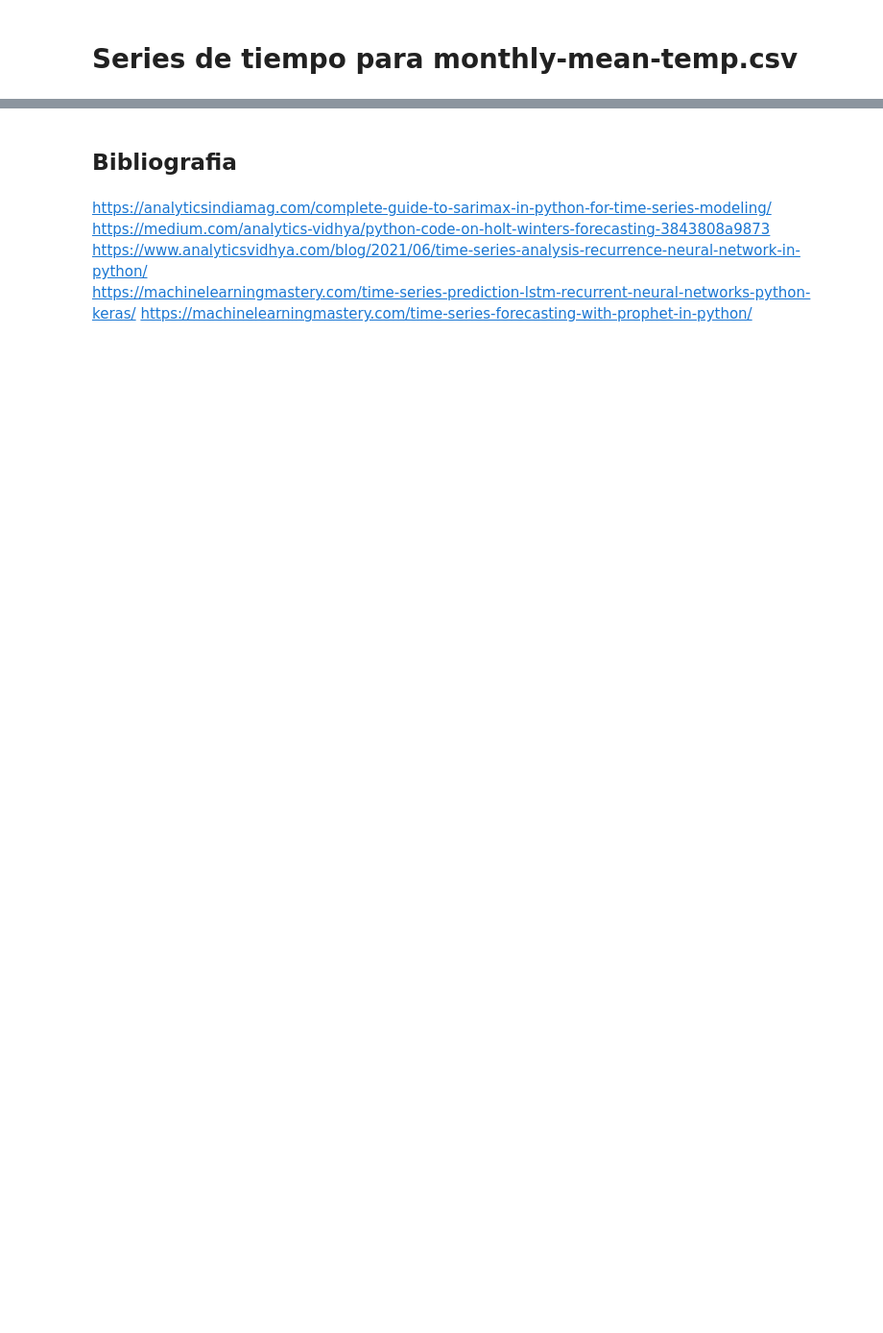
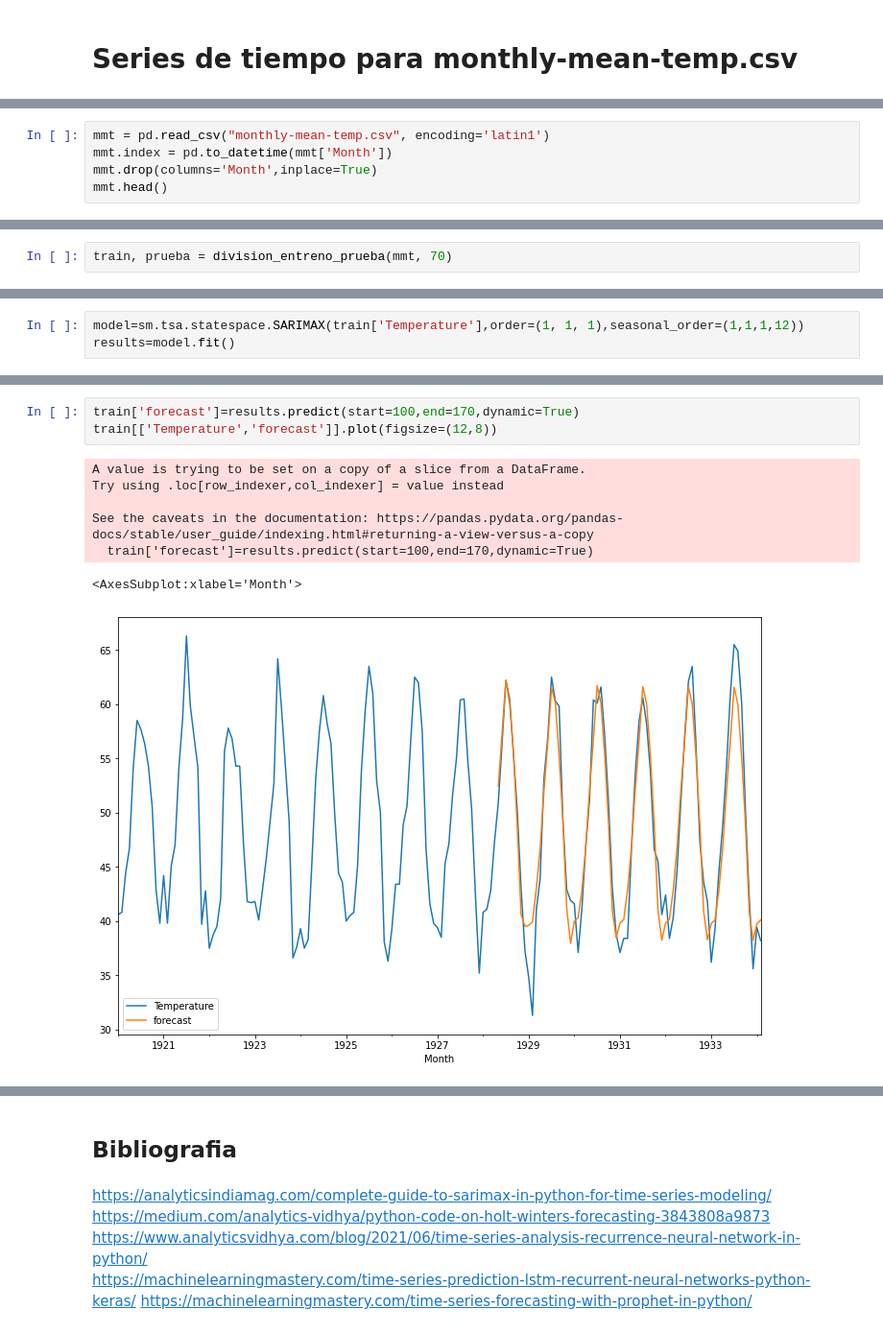
Before and after one commit to ricardoVA999/Lab7-DS, a Jupyter notebook: lab7.ipynb, the cells around one changed output, grey strips where cells are left out. Shown at 96% size. Saved outputs shown, nothing was run; the diff lists cells and outputs as text; blank space fills up the shorter version.

```diff
--- a/lab7.ipynb
+++ b/lab7.ipynb
@@ -1120,0 +790,5 @@ RMSE:  2895.3150456445223
+# %%
+mmt = pd.read_csv("monthly-mean-temp.csv", encoding='latin1')
+mmt.index = pd.to_datetime(mmt['Month'])
+mmt.drop(columns='Month',inplace=True)
+mmt.head()
@@ -1120,0 +803,2 @@ RMSE:  2895.3150456445223
+# %%
+train, prueba = division_entreno_prueba(mmt, 70)
@@ -1120,0 +831,3 @@ RMSE:  2895.3150456445223
+# %%
+model=sm.tsa.statespace.SARIMAX(train['Temperature'],order=(1, 1, 1),seasonal_order=(1,1,1,12))
+results=model.fit()
@@ -1120,0 +857,11 @@ RMSE:  2895.3150456445223
+# %%
+train['forecast']=results.predict(start=100,end=170,dynamic=True)
+train[['Temperature','forecast']].plot(figsize=(12,8))
+# %% [output]
+A value is trying to be set on a copy of a slice from a DataFrame.
+Try using .loc[row_indexer,col_indexer] = value instead
+
+See the caveats in the documentation: https://pandas.pydata.org/pandas-docs/stable/user_guide/indexing.html#returning-a-view-versus-a-copy
+  train['forecast']=results.predict(start=100,end=170,dynamic=True)
+<AxesSubplot:xlabel='Month'>
+[figure, added]
```
Also changed, not shown: parts of 125 cells of this notebook, 1 other file.
